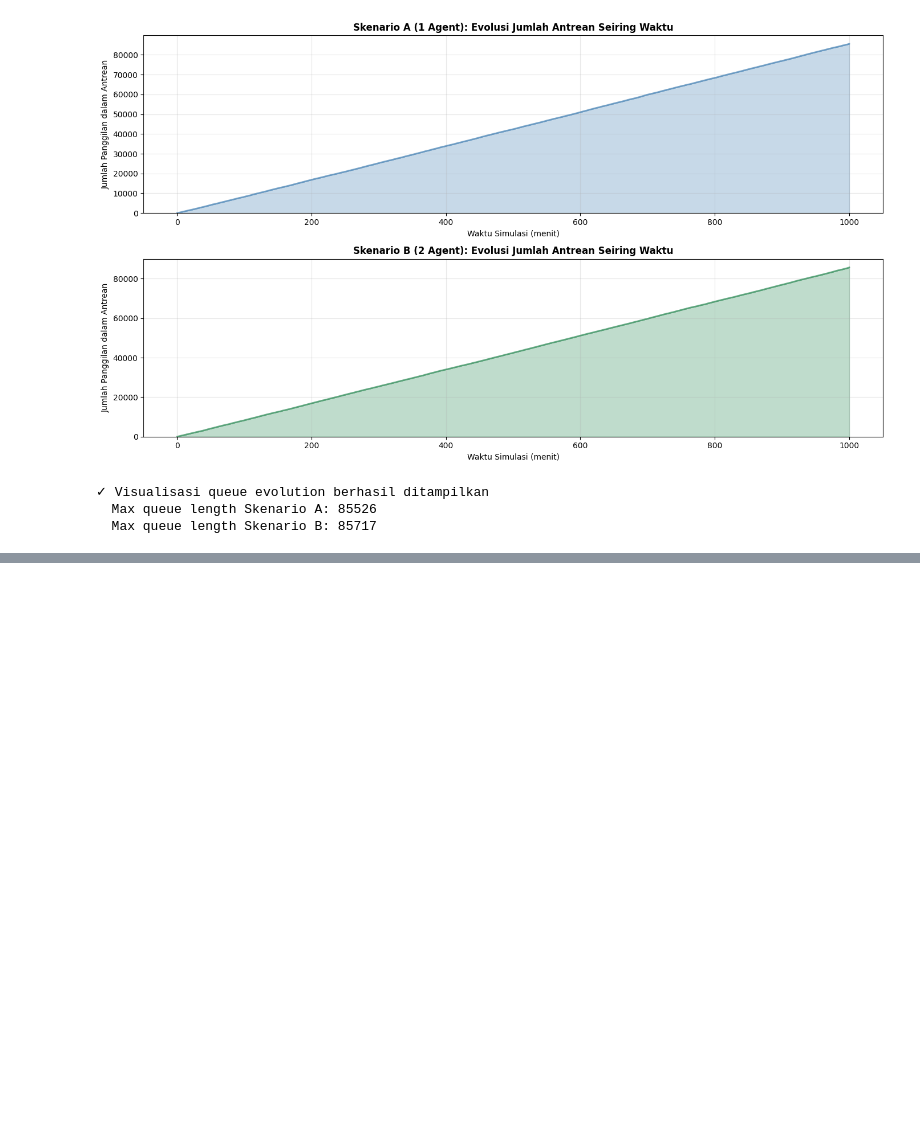
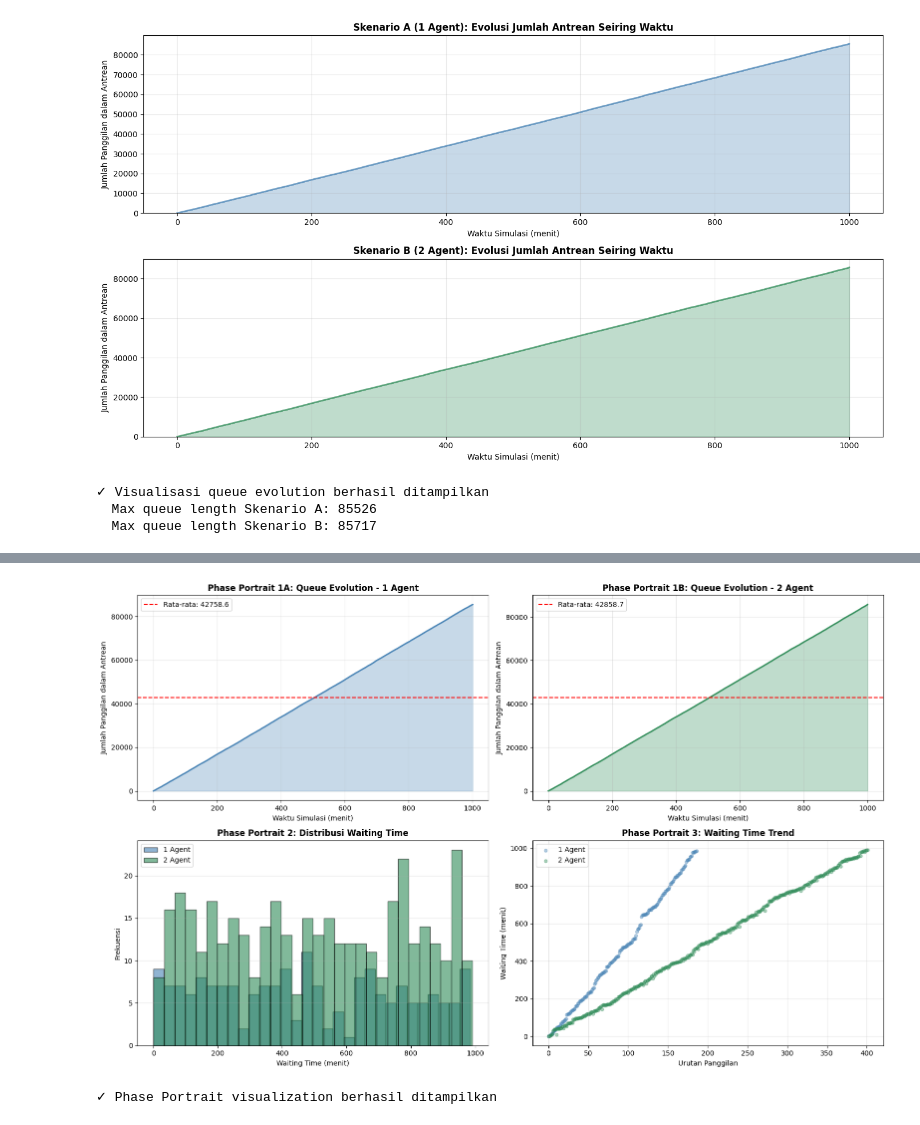
Before and after one commit to RAFLYBOSENG/Simulasi-Call-Centre-dengan-SimPy, a Jupyter notebook: machine2.ipynb, the cells around one changed output, grey strips where cells are left out. Saved outputs shown, nothing was run; the diff lists cells and outputs as text; code cells hidden in the pictures; blank space fills up the shorter version.

```diff
--- a/machine2.ipynb
+++ b/machine2.ipynb
@@ -274,0 +431,48 @@ print(f"  Max queue length Skenario B: {df_queue_B['queue_length'].max()}")
+# %%
+fig, axes = plt.subplots(2, 2, figsize=(16, 10))
+
+# ========== SUBPLOT 1: Queue Evolution Skenario A ==========
+axes[0, 0].plot(df_queue_A['time'], df_queue_A['queue_length'], linewidth=2, color='steelblue')
+axes[0, 0].fill_between(df_queue_A['time'], df_queue_A['queue_length'], alpha=0.3, color='steelblue')
+axes[0, 0].set_title('Phase Portrait 1A: Queue Evolution - 1 Agent', fontsize=12, fontweight='bold')
+axes[0, 0].set_xlabel('Waktu Simulasi (menit)')
+axes[0, 0].set_ylabel('Jumlah Panggilan dalam Antrean')
+axes[0, 0].grid(True, alpha=0.3)
+axes[0, 0].axhline(y=df_queue_A['queue_length'].mean(), color='red', linestyle='--', label=f'Rata-rata: {df_queue_A["queue_length"].mean():.1f}')
+axes[0, 0].legend()
+
+# ========== SUBPLOT 2: Queue Evolution Skenario B ==========
+axes[0, 1].plot(df_queue_B['time'], df_queue_B['queue_length'], linewidth=2, color='seagreen')
+axes[0, 1].fill_between(df_queue_B['time'], df_queue_B['queue_length'], alpha=0.3, color='seagreen')
+axes[0, 1].set_title('Phase Portrait 1B: Queue Evolution - 2 Agent', fontsize=12, fontweight='bold')
+axes[0, 1].set_xlabel('Waktu Simulasi (menit)')
+axes[0, 1].set_ylabel('Jumlah Panggilan dalam Antrean')
+axes[0, 1].grid(True, alpha=0.3)
+axes[0, 1].axhline(y=df_queue_B['queue_length'].mean(), color='red', linestyle='--', label=f'Rata-rata: {df_queue_B["queue_length"].mean():.1f}')
+axes[0, 1].legend()
+
+# ========== SUBPLOT 3: Waiting Time Distribution ==========
+axes[1, 0].hist(df_A['waiting_time'], bins=30, alpha=0.6, color='steelblue', label='1 Agent', edgecolor='black')
+axes[1, 0].hist(df_B['waiting_time'], bins=30, alpha=0.6, color='seagreen', label='2 Agent', edgecolor='black')
+axes[1, 0].set_title('Phase Portrait 2: Distribusi Waiting Time', fontsize=12, fontweight='bold')
+axes[1, 0].set_xlabel('Waiting Time (menit)')
+axes[1, 0].set_ylabel('Frekuensi')
+axes[1, 0].legend()
+axes[1, 0].grid(True, alpha=0.3, axis='y')
+
+# ========== SUBPLOT 4: Waiting Time Scatter Plot ==========
+axes[1, 1].scatter(df_A.index, df_A['waiting_time'], alpha=0.4, s=20, color='steelblue', label='1 Agent')
+axes[1, 1].scatter(df_B.index, df_B['waiting_time'], alpha=0.4, s=20, color='seagreen', label='2 Agent')
+axes[1, 1].set_title('Phase Portrait 3: Waiting Time Trend', fontsize=12, fontweight='bold')
+axes[1, 1].set_xlabel('Urutan Panggilan')
+axes[1, 1].set_ylabel('Waiting Time (menit)')
+axes[1, 1].legend()
+axes[1, 1].grid(True, alpha=0.3)
+
+plt.tight_layout()
+plt.show()
+
+print("✓ Phase Portrait visualization berhasil ditampilkan")
+# %% [output]
+[figure, added]
+✓ Phase Portrait visualization berhasil ditampilkan
```
Also changed, not shown: parts of 31 cells of this notebook.
